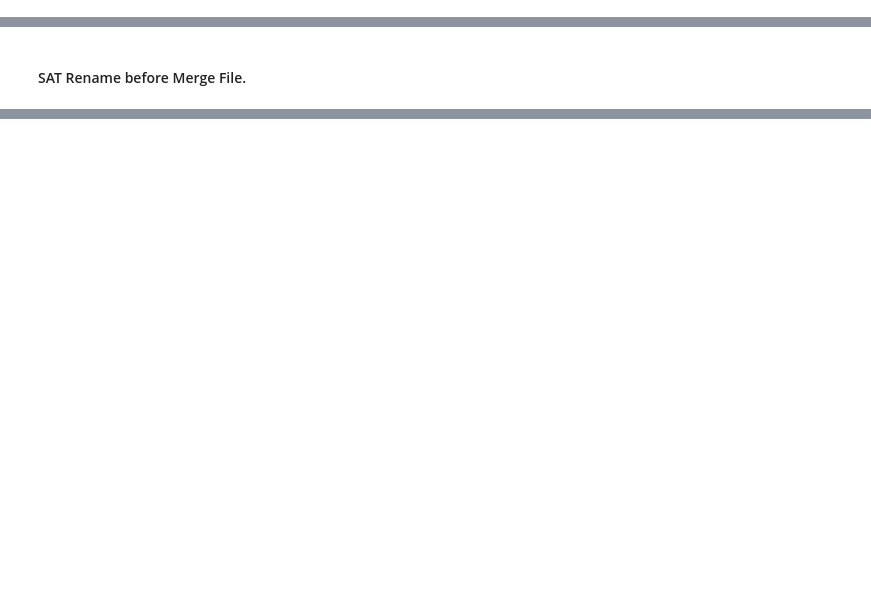
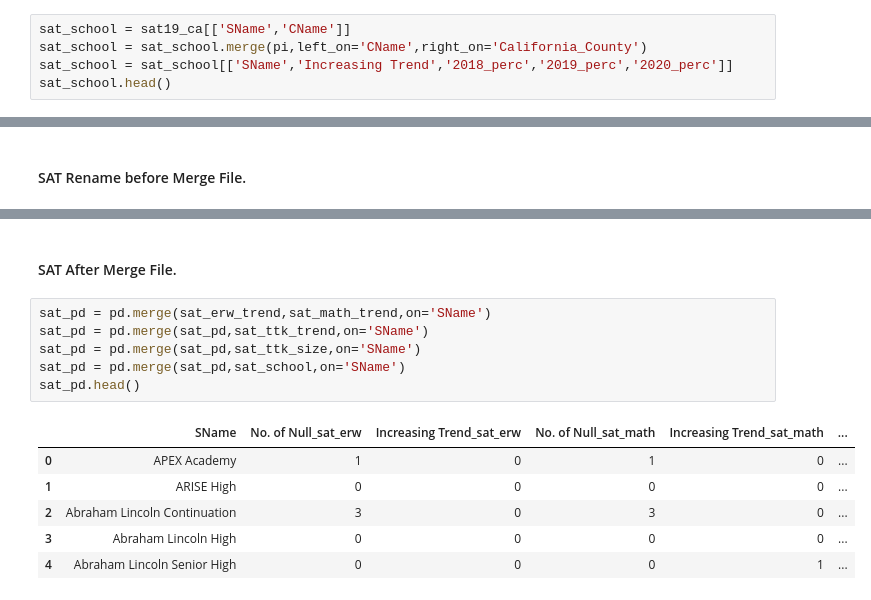
Before and after one commit to WarintornNawong/DSI_Project1, a Jupyter notebook: project1_test.ipynb, the cells around one changed output, grey strips where cells are left out. Saved outputs shown, nothing was run; the diff lists cells and outputs as text; blank space fills up the shorter version.

Commit message:
SAT Merge File

```diff
--- a/project1_test.ipynb
+++ b/project1_test.ipynb
@@ -763,0 +767,5 @@ act_school.head()
+# %%
+sat_school = sat19_ca[['SName','CName']]
+sat_school = sat_school.merge(pi,left_on='CName',right_on='California_County')
+sat_school = sat_school[['SName','Increasing Trend','2018_perc','2019_perc','2020_perc']]
+sat_school.head()
@@ -794,0 +827,15 @@ act_pd.head()
+# %% [markdown]
+#### SAT After Merge File.
+# %%
+sat_pd = pd.merge(sat_erw_trend,sat_math_trend,on='SName')
+sat_pd = pd.merge(sat_pd,sat_ttk_trend,on='SName')
+sat_pd = pd.merge(sat_pd,sat_ttk_size,on='SName')
+sat_pd = pd.merge(sat_pd,sat_school,on='SName')
+sat_pd.head()
+# %% [output]
+|  | SName | No. of Null_sat_erw | Increasing Trend_sat_erw | No. of Null_sat_math | Increasing Trend_sat_math | ... |
+| 0 | APEX Academy | 1 | 0 | 1 | 0 | ... |
+| 1 | ARISE High | 0 | 0 | 0 | 0 | ... |
+| 2 | Abraham Lincoln Continuation | 3 | 0 | 3 | 0 | ... |
+| 3 | Abraham Lincoln High | 0 | 0 | 0 | 0 | ... |
+| 4 | Abraham Lincoln Senior High | 0 | 0 | 0 | 1 | ... |
```
Also changed, not shown: parts of 8 cells of this notebook.
